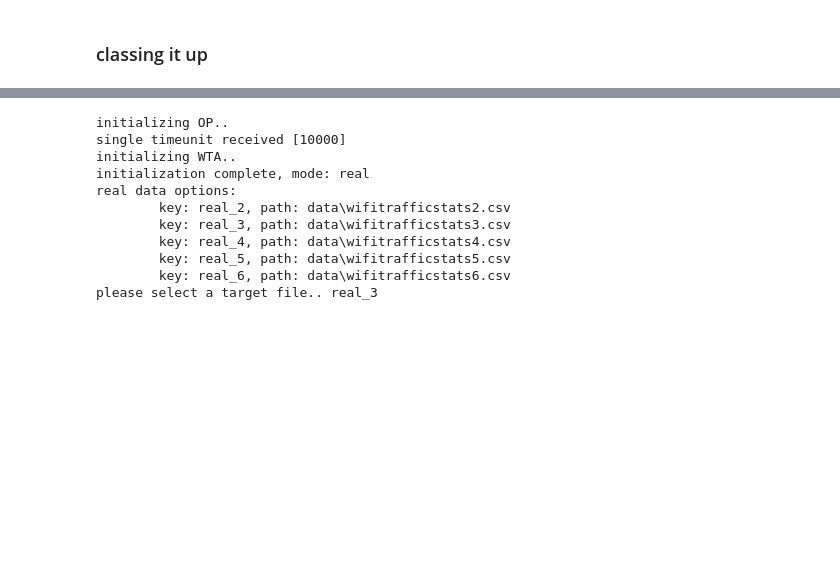
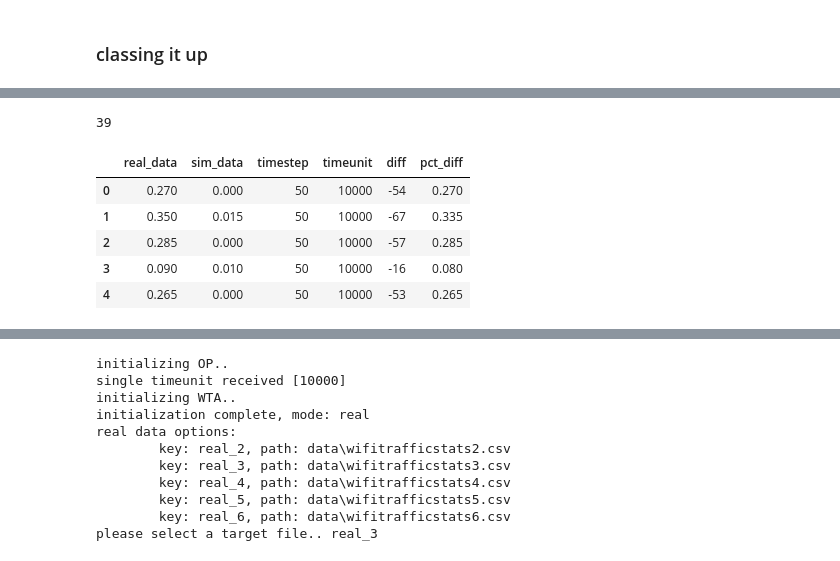
Before and after one commit to tjbergst/data-parsing, a Jupyter notebook: occupancy-prediction.ipynb, the cells around one changed output, grey strips where cells are left out. Saved outputs shown, nothing was run; the diff lists cells and outputs as text; code cells hidden in the pictures; blank space fills up the shorter version.

```diff
--- a/occupancy-prediction.ipynb
+++ b/occupancy-prediction.ipynb
@@ -204,0 +286,4 @@ class OccupancyPredictor:
+# %%
+len(df_dict.keys())
+# %% [output]
+39
@@ -204,0 +292,14 @@ class OccupancyPredictor:
+# %%
+(full_comp_df
+ .eval('real_data = real_data * timestep / timeunit')
+ .eval('sim_data = sim_data * timestep / timeunit')
+ .assign(pct_diff = lambda x: np.abs(x.sim_data - x.real_data))
+ .head()
+)
+# %% [output]
+|  | real_data | sim_data | timestep | timeunit | diff | pct_diff |
+| 0 | 0.270 | 0.000 | 50 | 10000 | -54 | 0.270 |
+| 1 | 0.350 | 0.015 | 50 | 10000 | -67 | 0.335 |
+| 2 | 0.285 | 0.000 | 50 | 10000 | -57 | 0.285 |
+| 3 | 0.090 | 0.010 | 50 | 10000 | -16 | 0.080 |
+| 4 | 0.265 | 0.000 | 50 | 10000 | -53 | 0.265 |
```
Also changed, not shown: parts of 12 cells of this notebook.
